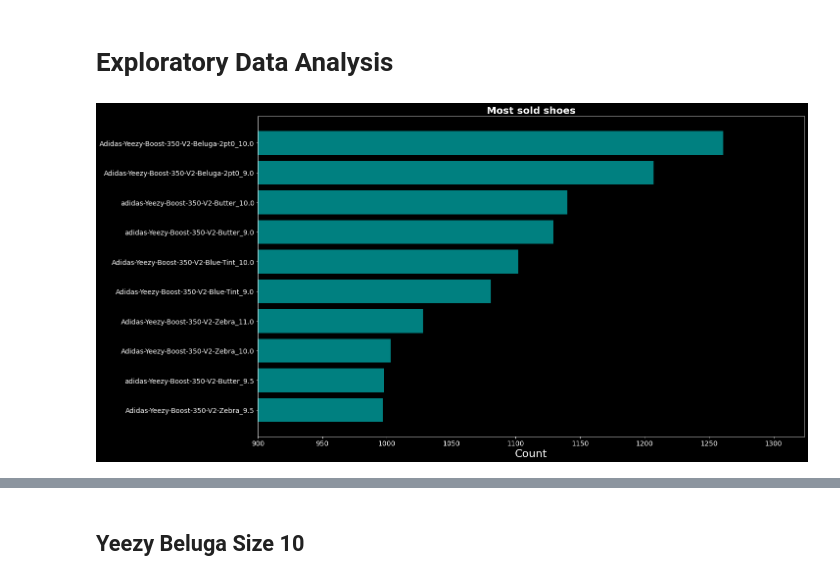
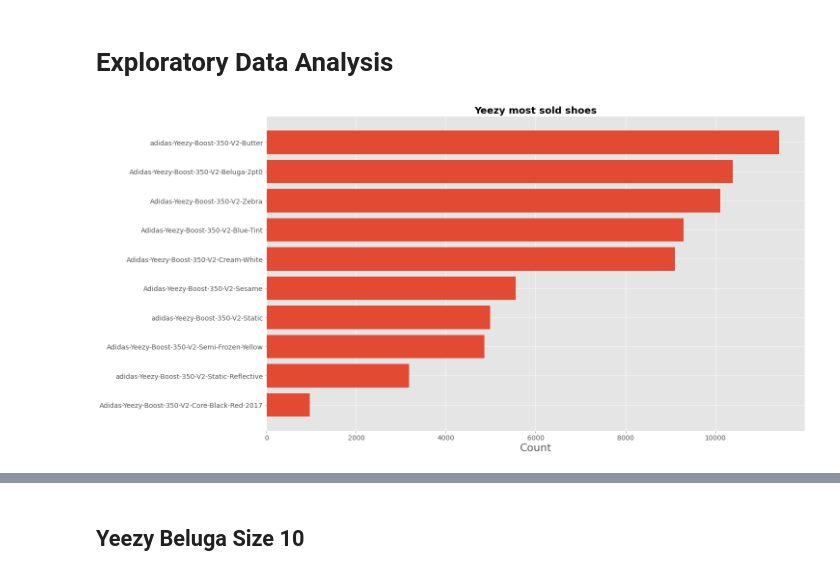
Before and after one commit to jcbtambago/ML1_LT12_Kicks, a Jupyter notebook: Yeezy_Beluga_ARIMA.ipynb, the cells around one changed output, grey strips where cells are left out. Cells and saved outputs as stored; diff of their text form; code cells hidden in the pictures.

```diff
--- a/Yeezy_Beluga_ARIMA.ipynb
+++ b/Yeezy_Beluga_ARIMA.ipynb
@@ -14,7 +14,7 @@ from sklearn.metrics import mean_squared_error, r2_score, mean_absolute_error
 from tqdm import tqdm_notebook as tqdm
 from cycler import cycler
 # %%
-plt.style.use('dark_background')
+plt.style.use('ggplot')
 mpl.rcParams['lines.linewidth'] = 3
 plt.rcParams['axes.labelsize'] = 22
 plt.rcParams['axes.titlesize'] = 20
@@ -22,4 +22,7 @@ plt.rcParams['axes.titleweight'] = 'bold'
 plt.rcParams['xtick.labelsize'] = 14
 plt.rcParams['ytick.labelsize'] = 14
 plt.rcParams['figure.titlesize'] = 26
-mpl.rcParams['axes.prop_cycle'] = cycler(color=['teal', 'magenta', 'yellow'])
+# mpl.rcParams['axes.prop_cycle'] = cycler(color=['#CF353C', '#FFE3A6',
+#                                                 '#727272'])
+# %%
+mpl.rcParams['axes.prop_cycle']
@@ -40,20 +52,20 @@ df.head()
 # %% [markdown]
 # Exploratory Data Analysis
 # %%
-freq_shoes = (df.groupby(['Sneaker Name', 'Shoe Size'])
+freq_shoes = (df.loc[df.Brand == ' Yeezy'].groupby(['Sneaker Name'])
               .size().nlargest(10).reset_index().sort_values(by=0))
 
-freq_shoes['Variant'] = (freq_shoes['Sneaker Name'].astype(str)
-                         + '_' + freq_shoes['Shoe Size'].astype(str))
+# freq_shoes['Variant'] = (freq_shoes['Sneaker Name'].astype(str)
+#                          + '_' + freq_shoes['Shoe Size'].astype(str))
 
-freq_shoes.sort_values(by=0, inplace=True)
+freq_shoes.sort_values(by=0, inplace=True, ascending=True)
 
 plt.figure(figsize=(20, 12))
-plt.barh(freq_shoes.Variant, width=freq_shoes[0])
+plt.barh(freq_shoes['Sneaker Name'], width=freq_shoes[0])
 plt.xlabel('Count')
-plt.xlim(900)
-plt.title('Most sold shoes')
+# plt.xlim(900)
+plt.title('Yeezy most sold shoes')
 plt.show()
 # del freq_shoes
 # %% [output]
-[figure, old version]
+[figure, new version]
```
Also changed, not shown: parts of 49 cells of this notebook.
